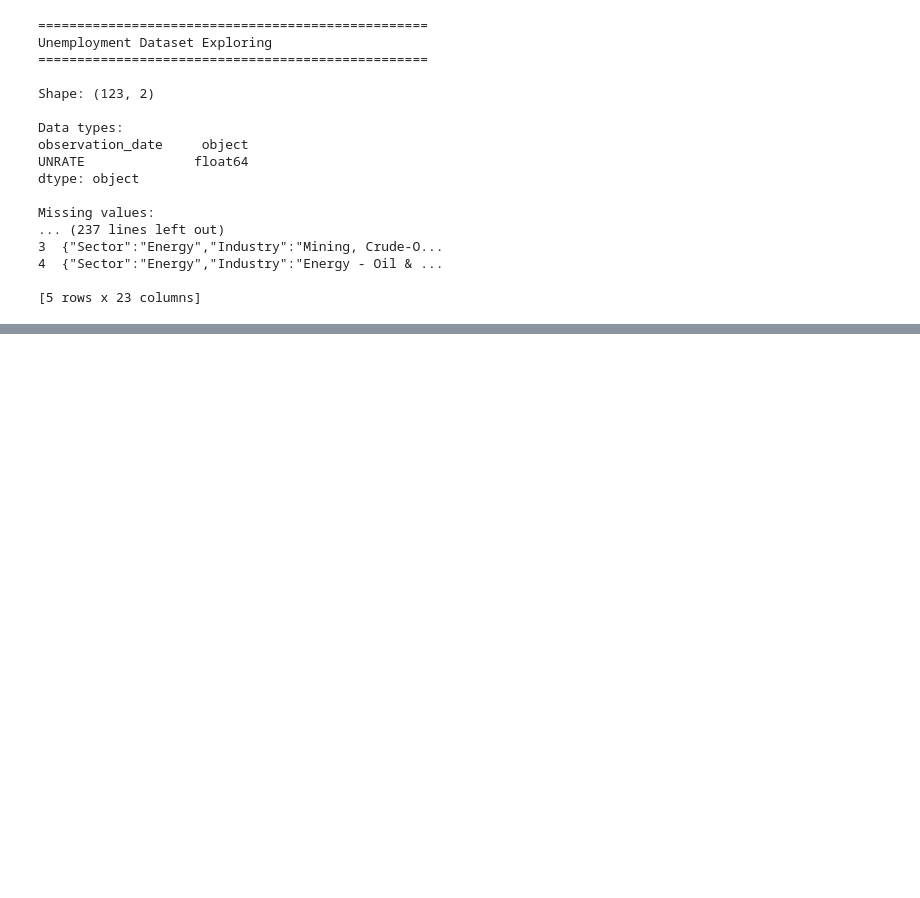
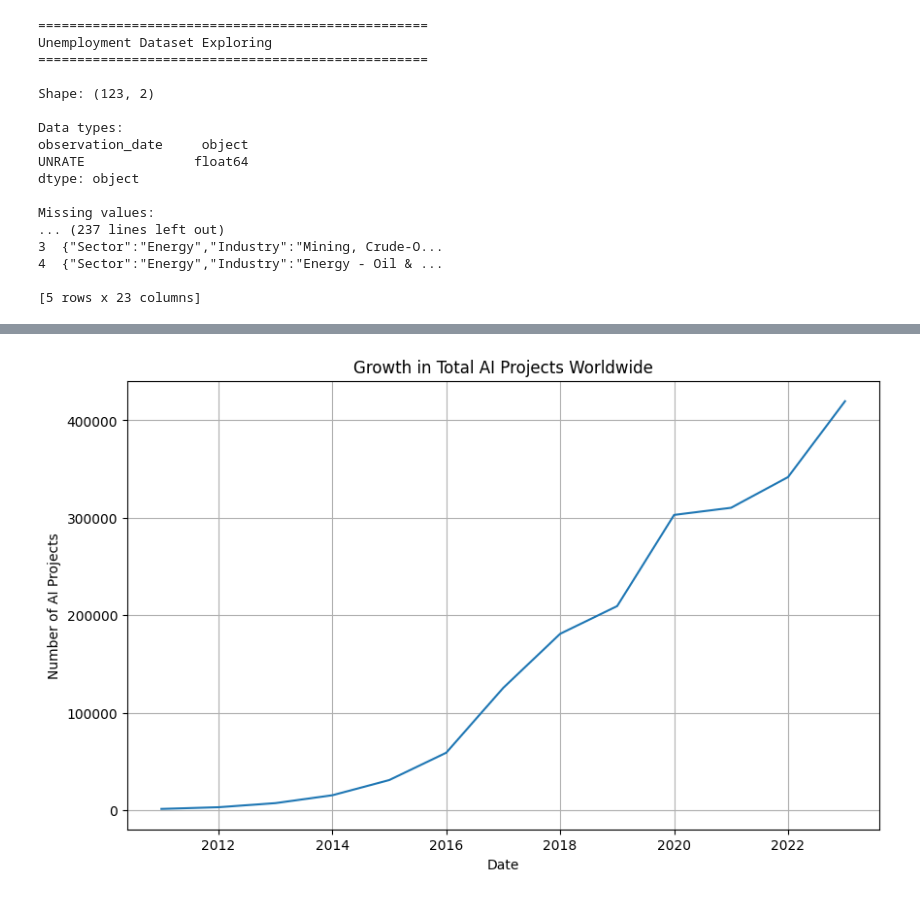
Before and after one commit to ABigJuicyBurger/Brainstation-Data-Science, a Jupyter notebook: AI-to-UE.ipynb, the cells around one changed output, grey strips where cells are left out. Saved outputs shown, nothing was run; the diff lists cells and outputs as text; code cells hidden in the pictures; blank space fills up the shorter version.

Commit message:
clean up graph of ai job postings

```diff
--- a/AI-to-UE.ipynb
+++ b/AI-to-UE.ipynb
@@ -91,0 +92,16 @@ plt.show()
+# %%
+# filter
+total_projects = ai_projects[ai_projects['Data_volume'] == 'Total AI projects']
+
+plt.figure(figsize=(10,6))
+plt.plot(total_projects['Date'], total_projects['# AI Projects'])
+
+plt.title("Growth in Total AI Projects Worldwide")
+
+plt.xlabel("Date")
+plt.ylabel("Number of AI Projects")
+plt.grid(True)
+
+plt.show()
+# %% [output]
+[figure, added]
```
Also changed, not shown: parts of 3 cells of this notebook.
